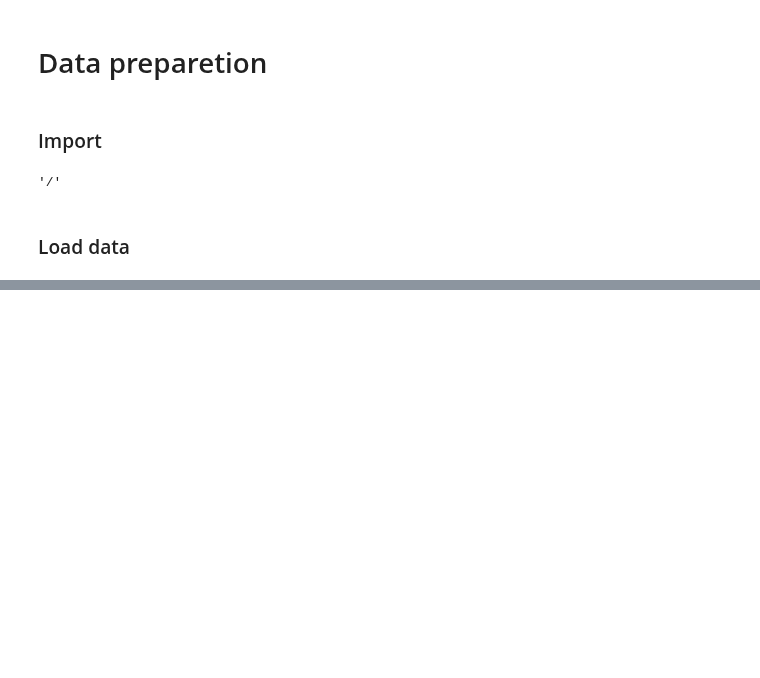
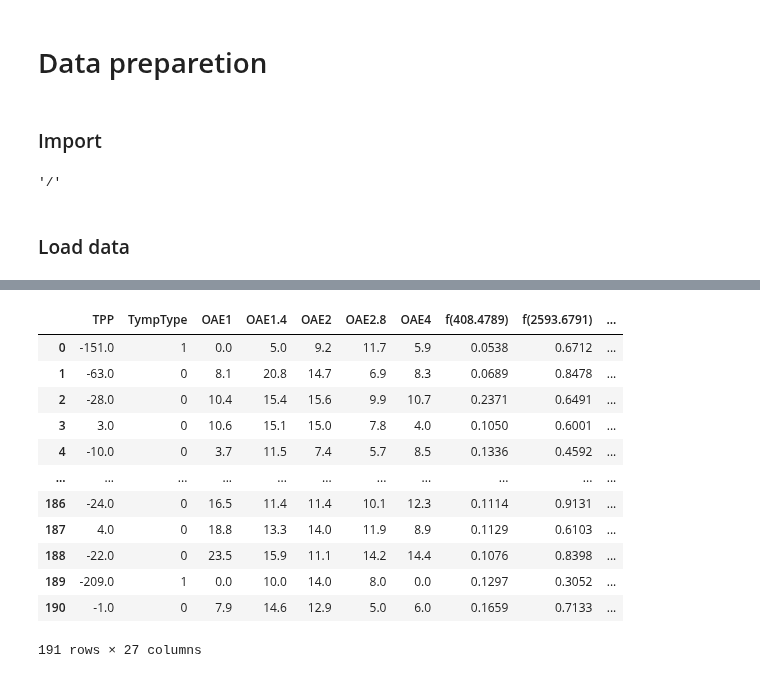
Before and after one commit to Charlene-L/CITS5553-Capstone-Project, a Jupyter notebook: ML Model/Jiaze Li/ML_tree based.ipynb, the cells around one changed output, grey strips where cells are left out. Cells and saved outputs as stored; diff of their text form; code cells hidden in the pictures; blank space fills up the shorter version.

```diff
--- a/ML Model/Jiaze Li/ML_tree based.ipynb
+++ b/ML Model/Jiaze Li/ML_tree based.ipynb
@@ -45,0 +240,16 @@ FileNotFoundError: [Errno 2] No such file or directory: 'X_train.csv'
+# %%
+X_train
+# %% [output]
+|  | TPP | TympType | OAE1 | OAE1.4 | OAE2 | OAE2.8 | OAE4 | f(408.4789) | f(2593.6791) | ... |
+| 0 | -151.0 | 1 | 0.0 | 5.0 | 9.2 | 11.7 | 5.9 | 0.0538 | 0.6712 | ... |
+| 1 | -63.0 | 0 | 8.1 | 20.8 | 14.7 | 6.9 | 8.3 | 0.0689 | 0.8478 | ... |
+| 2 | -28.0 | 0 | 10.4 | 15.4 | 15.6 | 9.9 | 10.7 | 0.2371 | 0.6491 | ... |
+| 3 | 3.0 | 0 | 10.6 | 15.1 | 15.0 | 7.8 | 4.0 | 0.1050 | 0.6001 | ... |
+| 4 | -10.0 | 0 | 3.7 | 11.5 | 7.4 | 5.7 | 8.5 | 0.1336 | 0.4592 | ... |
+| ... | ... | ... | ... | ... | ... | ... | ... | ... | ... | ... |
+| 186 | -24.0 | 0 | 16.5 | 11.4 | 11.4 | 10.1 | 12.3 | 0.1114 | 0.9131 | ... |
+| 187 | 4.0 | 0 | 18.8 | 13.3 | 14.0 | 11.9 | 8.9 | 0.1129 | 0.6103 | ... |
+| 188 | -22.0 | 0 | 23.5 | 15.9 | 11.1 | 14.2 | 14.4 | 0.1076 | 0.8398 | ... |
+| 189 | -209.0 | 1 | 0.0 | 10.0 | 14.0 | 8.0 | 0.0 | 0.1297 | 0.3052 | ... |
+| 190 | -1.0 | 0 | 7.9 | 14.6 | 12.9 | 5.0 | 6.0 | 0.1659 | 0.7133 | ... |
+191 rows × 27 columns
```
Also changed, not shown: parts of 28 cells of this notebook.
